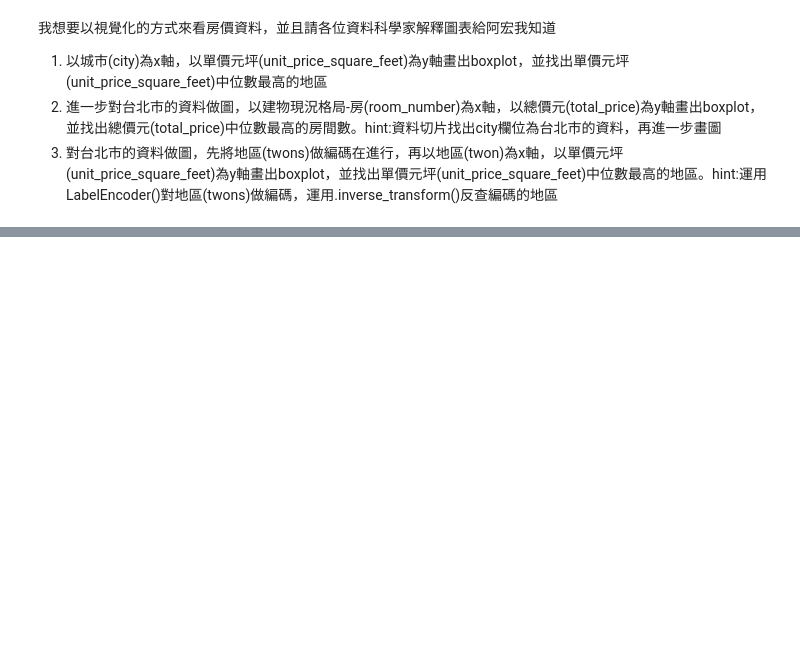
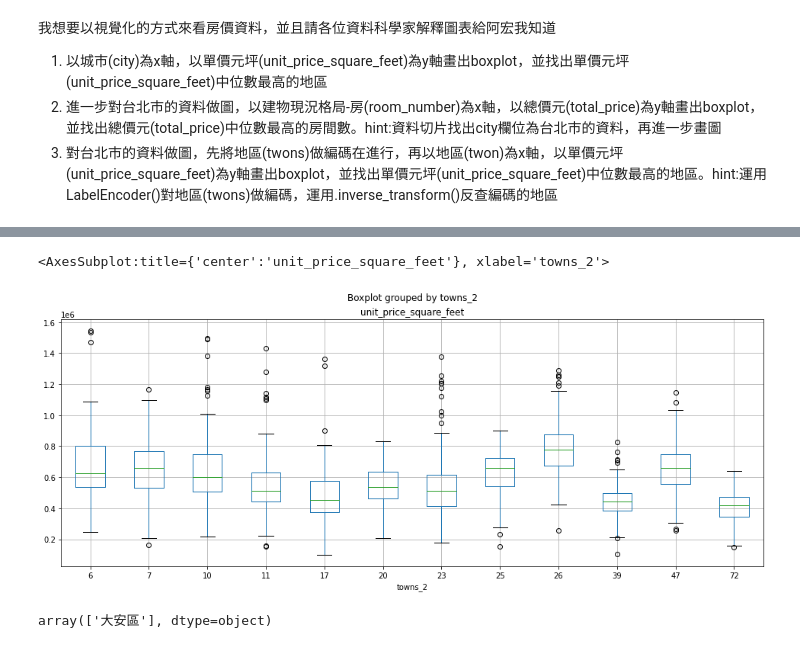
Before and after one commit to incu0830/DS40Days, a Jupyter notebook: homework/不動產分析_習題.ipynb, the cells around one changed output, grey strips where cells are left out. Cells and saved outputs as stored; diff of their text form; code cells hidden in the pictures; blank space fills up the shorter version.

```diff
--- a/homework/不動產分析_習題.ipynb
+++ b/homework/不動產分析_習題.ipynb
@@ -141,4 +252,15 @@ columns_type = {'total_price': 'int','unit_price':'float','building_area_square_
 # %%
 #3. 對台北市的資料做圖，先將地區(twons)做編碼在進行，再以地區(twon)為x軸，以單價元坪(unit_price_square_feet)為y軸畫出boxplot，並找出單價元坪(unit_price_square_feet)中位數最高的地區。
 # hint:運用LabelEncoder()對地區(twons)做編碼，運用.inverse_transform()反查編碼的地區
 from sklearn.preprocessing import LabelEncoder
+le = LabelEncoder().fit(analysis_data['towns'].values)
+analysis_data['towns_2'] = le.transform(analysis_data['towns'].values)
+analysis_data.loc[analysis_data.city=='Taipei'].boxplot(column=['unit_price_square_feet'],by='towns_2',figsize=(16,6))
+# %% [output]
+<AxesSubplot:title={'center':'unit_price_square_feet'}, xlabel='towns_2'>
+[figure, added]
+# %%
+le.inverse_transform([26])
+#大安區
+# %% [output]
+array(['大安區'], dtype=object)
```
Also changed, not shown: parts of 15 cells of this notebook.
